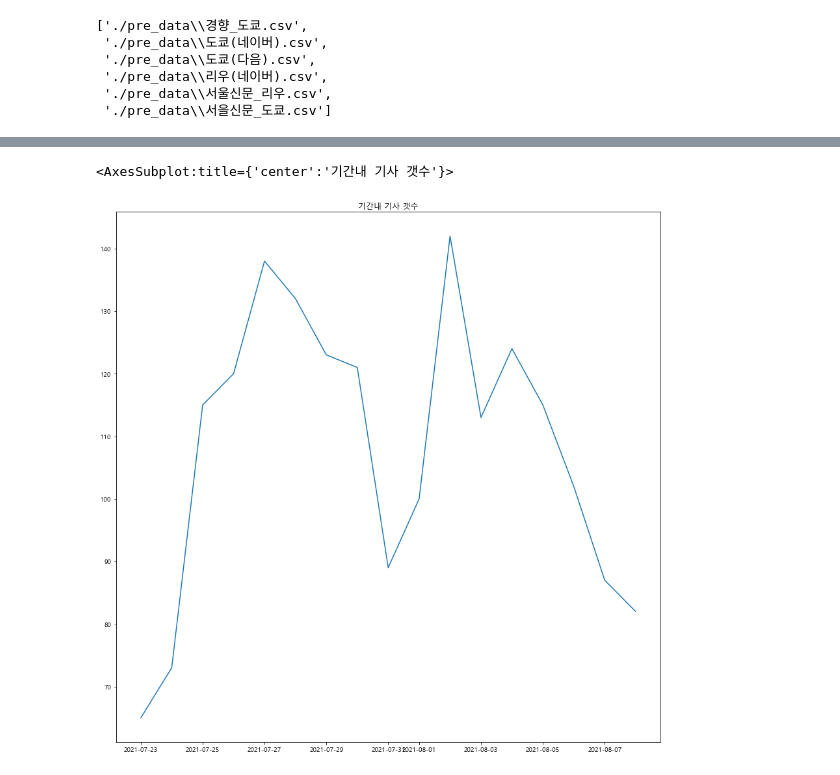
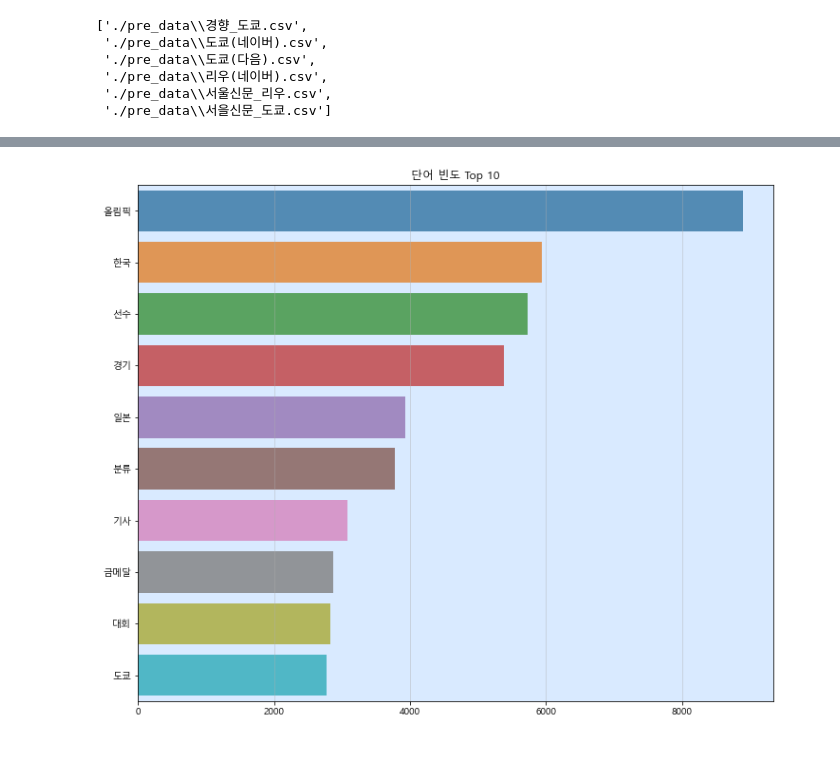
Before and after one commit to HeeSeoung/BigDataTeamProject, a Jupyter notebook: jinwoo/test.ipynb, the cells around one changed output, grey strips where cells are left out. Cells and saved outputs as stored; diff of their text form; code cells hidden in the pictures.

Commit message:
update visualizing

```diff
--- a/jinwoo/test.ipynb
+++ b/jinwoo/test.ipynb
@@ -35,5 +36,3 @@ for path in df_path:
     df = df.reset_index(drop=True)
     df_list.append(df)
 data = pd.concat(df_list)
-# %%
-data['date'] = pd.to_datetime(data['date'])
@@ -71,7 +39,4 @@ Freq: D, dtype: float64
-# %%
-plt.figure(figsize=(15, 15))
-plt.title('기간내 기사 갯수')
-sns.lineplot(x=dates_sr.index, y=dates_sr.values)
-# %% [output]
-<AxesSubplot:title={'center':'기간내 기사 갯수'}>
-[figure, removed]
+# %%
+vi.word_count_bar(data)
+# %% [output]
+[figure, added]
```
Also changed, not shown: parts of 5 cells of this notebook, 1 other file.
